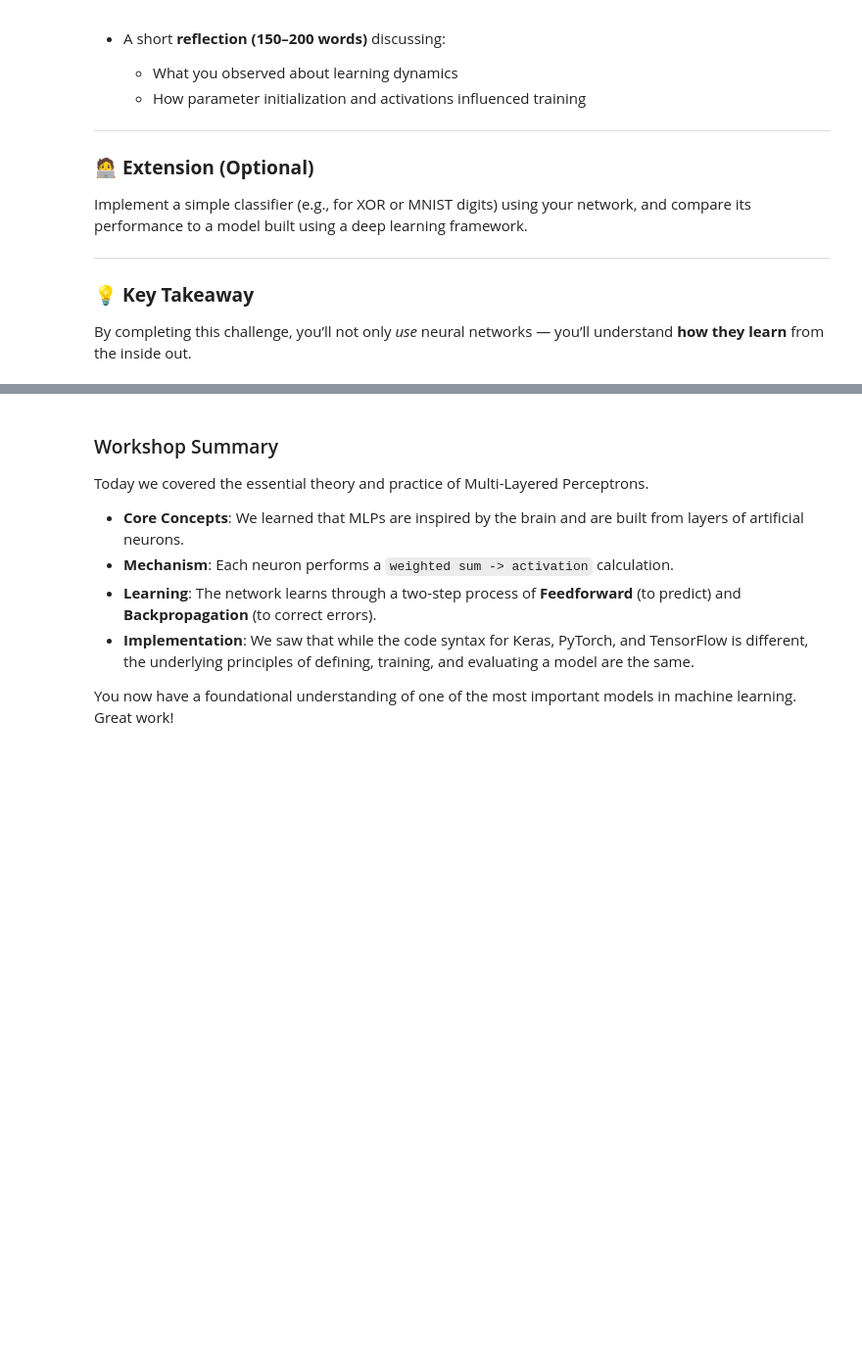
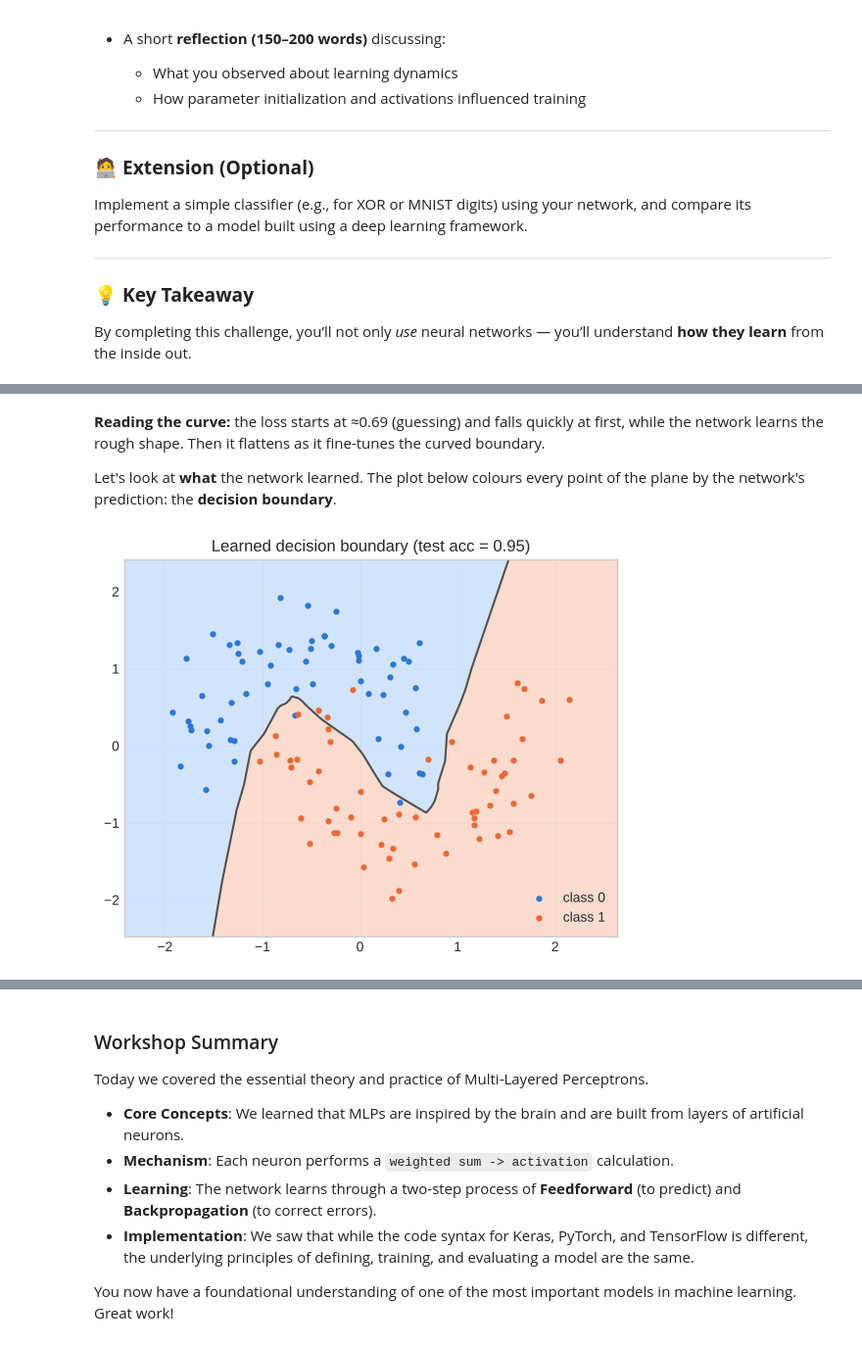
Before and after one commit to DavisenV/CSCN8010-MultiLayerPerceptrons_Workshop, a Jupyter notebook: MultiLayerPerceptrons_Workshop.ipynb, the cells around one changed output, grey strips where cells are left out. Shown at 98% size. Saved outputs shown, nothing was run; the diff lists cells and outputs as text; code cells hidden in the pictures; blank space fills up the shorter version.

```diff
--- a/MultiLayerPerceptrons_Workshop.ipynb
+++ b/MultiLayerPerceptrons_Workshop.ipynb
@@ -745,0 +1307,25 @@ By completing this challenge, you’ll not only *use* neural networks — you’
+# %% [markdown]
+**Reading the curve:** the loss starts at ≈0.69 (guessing) and falls quickly at first, while the network learns the rough shape. Then it flattens as it fine-tunes the curved boundary.
+
+Let's look at **what** the network learned. The plot below colours every point of the plane by the network's prediction: the **decision boundary**.
+# %%
+def plot_decision_boundary(net, X_rows, y, title, ax=None):
+    # X_rows: data with one ROW per example (scikit-learn style), used for plotting
+    ax = ax or plt.gca()
+    x_min, x_max = X_rows[:, 0].min() - 0.5, X_rows[:, 0].max() + 0.5
+    y_min, y_max = X_rows[:, 1].min() - 0.5, X_rows[:, 1].max() + 0.5
+    xx, yy = np.meshgrid(np.linspace(x_min, x_max, 300), np.linspace(y_min, y_max, 300))
+    grid = np.c_[xx.ravel(), yy.ravel()].T                 # shape (2, 90000)
+    probs = net.forward(grid).reshape(xx.shape)
+    ax.contourf(xx, yy, probs, levels=[0, 0.5, 1], colors=["#cde2fb", "#fbd9c9"], alpha=0.9)
+    ax.contour(xx, yy, probs, levels=[0.5], colors="#52514e", linewidths=1.5)
+    for label, color in zip([0, 1], COLORS):
+        pts = X_rows[y == label]
+        ax.scatter(pts[:, 0], pts[:, 1], s=12, color=color, label=f"class {label}")
+    ax.set_title(title); ax.legend(loc="lower right")
+
+plt.figure(figsize=(6.5, 5))
+plot_decision_boundary(net, X_te, y_te, f"Learned decision boundary (test acc = {net.accuracy(X_test_np, Y_test_np):.2f})")
+plt.show()
+# %% [output]
+[figure, added]
```
Also changed, not shown: parts of 48 cells of this notebook, 1 other file.
